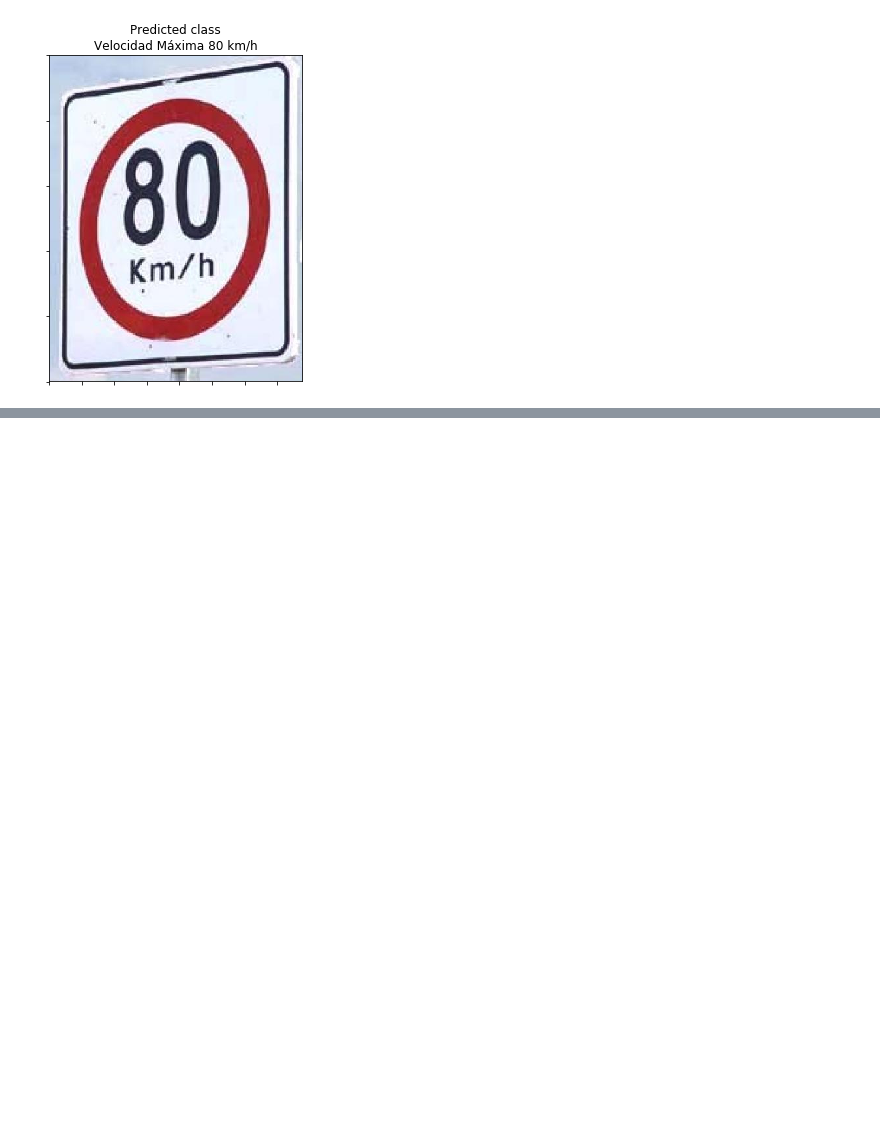
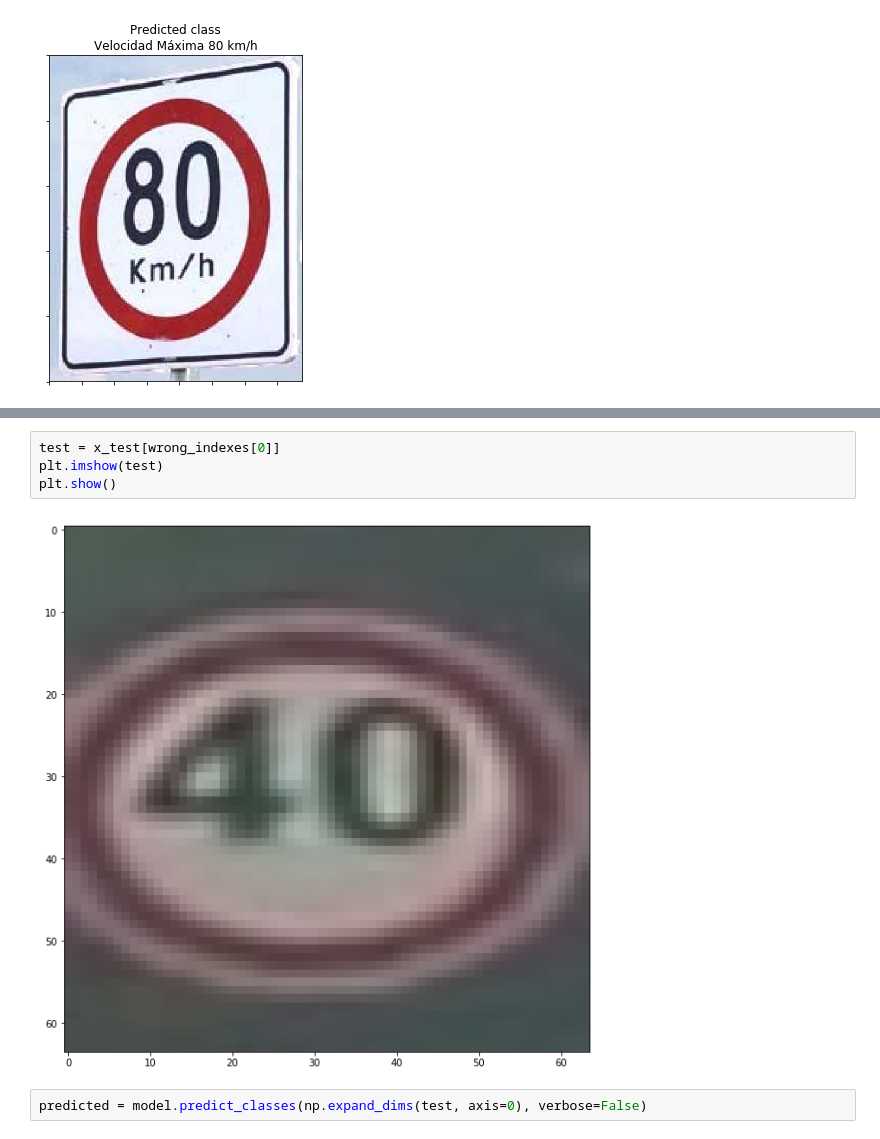
Before and after one commit to ariangilesgarcia/traffic-sign-classification, a Jupyter notebook: traffic-signs-classification-test-model.ipynb, the cells around one changed output, grey strips where cells are left out. Cells and saved outputs as stored; diff of their text form; blank space fills up the shorter version.

```diff
--- a/traffic-signs-classification-test-model.ipynb
+++ b/traffic-signs-classification-test-model.ipynb
@@ -252,0 +291,8 @@ plt.show()
+# %%
+test = x_test[wrong_indexes[0]]
+plt.imshow(test)
+plt.show()
+# %% [output]
+[figure, added]
+# %%
+predicted = model.predict_classes(np.expand_dims(test, axis=0), verbose=False)
```
Also changed, not shown: parts of 9 cells of this notebook.
